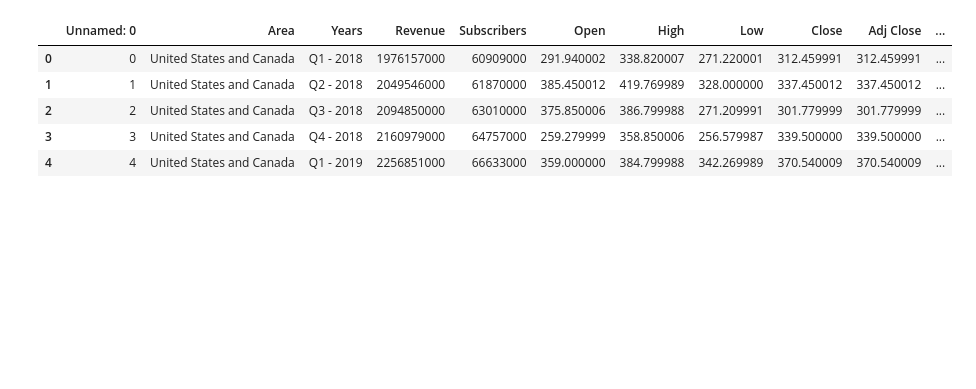
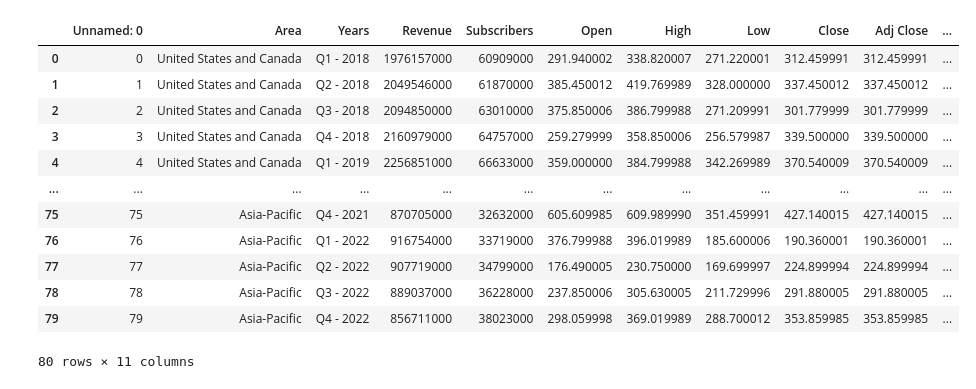
Before and after one commit to GinaGL/Netflixmoviesdataanalysis, a Jupyter notebook: Dataset Cleanup/correlation and linear regression.ipynb, the cells around one changed output. Cells and saved outputs as stored; diff of their text form; code cells hidden in the pictures; blank space fills up the shorter version.

```diff
--- a/Dataset Cleanup/correlation and linear regression.ipynb
+++ b/Dataset Cleanup/correlation and linear regression.ipynb
@@ -4,12 +4,19 @@ import matplotlib.pyplot as plt
 import scipy.stats as st
 # %%
 df_cleaned = pd.read_csv("Final Merged Dataset.csv")
-df_cleaned.head()
+df_cleaned
 # %% [output]
 |  | Unnamed: 0 | Area | Years | Revenue | Subscribers | Open | High | Low | Close | Adj Close | ... |
 | 0 | 0 | United States and Canada | Q1 - 2018 | 1976157000 | 60909000 | 291.940002 | 338.820007 | 271.220001 | 312.459991 | 312.459991 | ... |
 | 1 | 1 | United States and Canada | Q2 - 2018 | 2049546000 | 61870000 | 385.450012 | 419.769989 | 328.000000 | 337.450012 | 337.450012 | ... |
 | 2 | 2 | United States and Canada | Q3 - 2018 | 2094850000 | 63010000 | 375.850006 | 386.799988 | 271.209991 | 301.779999 | 301.779999 | ... |
 | 3 | 3 | United States and Canada | Q4 - 2018 | 2160979000 | 64757000 | 259.279999 | 358.850006 | 256.579987 | 339.500000 | 339.500000 | ... |
 | 4 | 4 | United States and Canada | Q1 - 2019 | 2256851000 | 66633000 | 359.000000 | 384.799988 | 342.269989 | 370.540009 | 370.540009 | ... |
+| ... | ... | ... | ... | ... | ... | ... | ... | ... | ... | ... | ... |
+| 75 | 75 | Asia-Pacific | Q4 - 2021 | 870705000 | 32632000 | 605.609985 | 609.989990 | 351.459991 | 427.140015 | 427.140015 | ... |
+| 76 | 76 | Asia-Pacific | Q1 - 2022 | 916754000 | 33719000 | 376.799988 | 396.019989 | 185.600006 | 190.360001 | 190.360001 | ... |
+| 77 | 77 | Asia-Pacific | Q2 - 2022 | 907719000 | 34799000 | 176.490005 | 230.750000 | 169.699997 | 224.899994 | 224.899994 | ... |
+| 78 | 78 | Asia-Pacific | Q3 - 2022 | 889037000 | 36228000 | 237.850006 | 305.630005 | 211.729996 | 291.880005 | 291.880005 | ... |
+| 79 | 79 | Asia-Pacific | Q4 - 2022 | 856711000 | 38023000 | 298.059998 | 369.019989 | 288.700012 | 353.859985 | 353.859985 | ... |
+80 rows × 11 columns
 # %%
```
Also changed, not shown: parts of 2 cells of this notebook.
